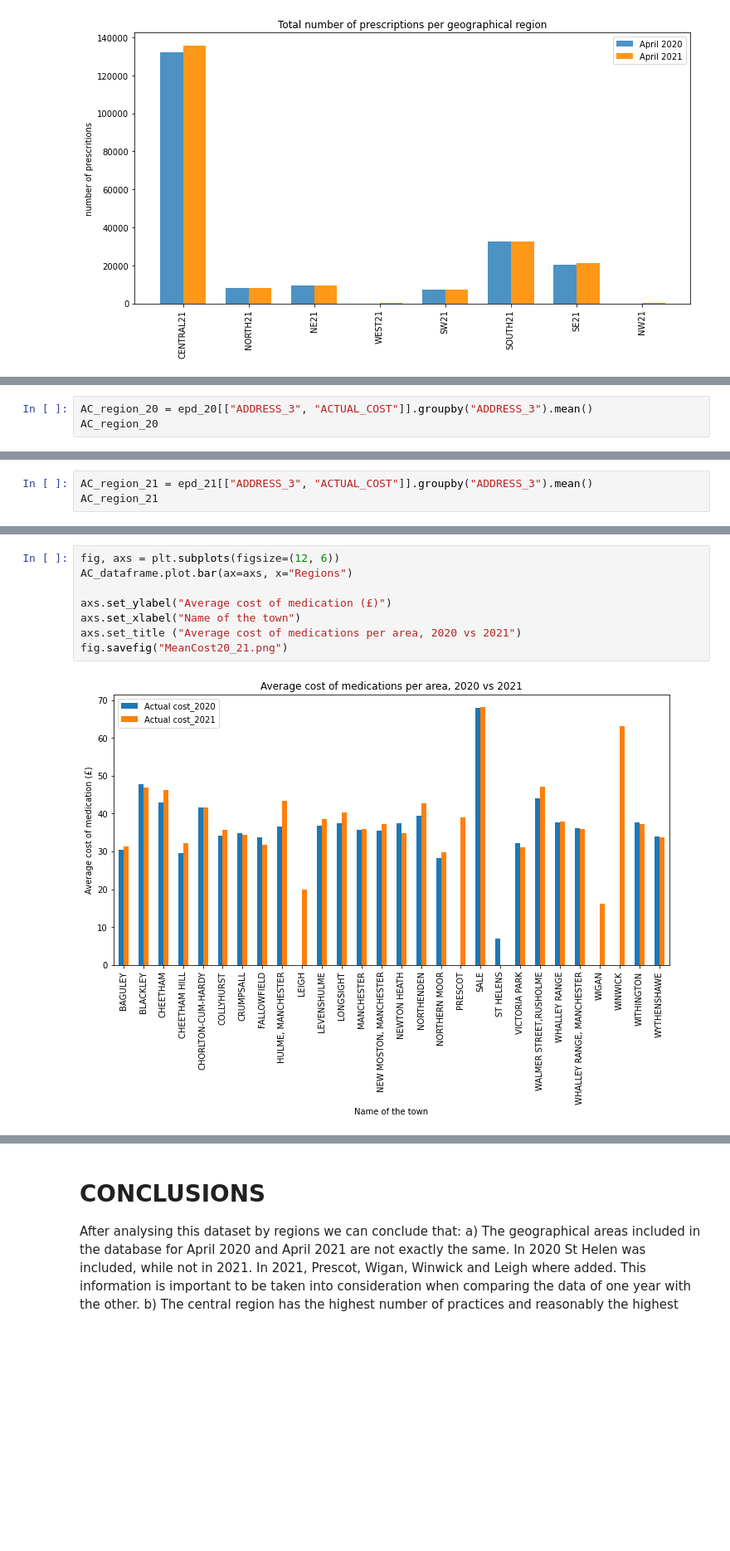
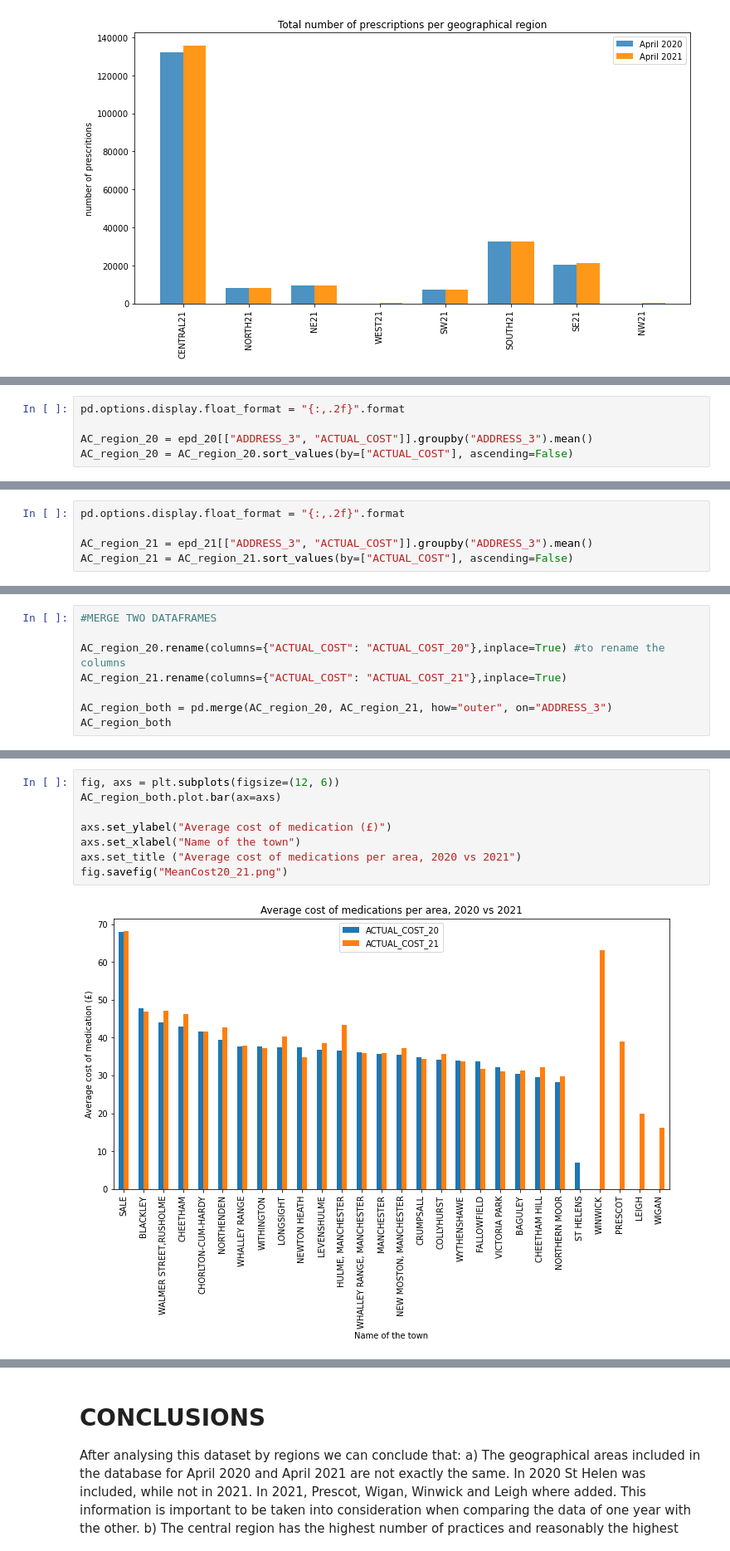
Before and after one commit to kamalmasarweh/project, a Jupyter notebook: Group work.ipynb, the cells around one changed output, grey strips where cells are left out. Shown at 83% size. Cells and saved outputs as stored; diff of their text form; blank space fills up the shorter version.

```diff
--- a/Group work.ipynb
+++ b/Group work.ipynb
@@ -1025,3 +1022,5 @@ fig.savefig("TotalCost.png")           # Save the Figure/Axes using the existing
 # %%
+pd.options.display.float_format = "{:,.2f}".format
+
 AC_region_20 = epd_20[["ADDRESS_3", "ACTUAL_COST"]].groupby("ADDRESS_3").mean()
-AC_region_20
+AC_region_20 = AC_region_20.sort_values(by=["ACTUAL_COST"], ascending=False)
@@ -1068,3 +1048,5 @@ fig.savefig("TotalCost21.png")
 # %%
+pd.options.display.float_format = "{:,.2f}".format
+
 AC_region_21 = epd_21[["ADDRESS_3", "ACTUAL_COST"]].groupby("ADDRESS_3").mean()
-AC_region_21
+AC_region_21 = AC_region_21.sort_values(by=["ACTUAL_COST"], ascending=False)
@@ -1137,0 +1064,8 @@ AC_dataframe
+# %%
+#MERGE TWO DATAFRAMES
+
+AC_region_20.rename(columns={"ACTUAL_COST": "ACTUAL_COST_20"},inplace=True) #to rename the columns
+AC_region_21.rename(columns={"ACTUAL_COST": "ACTUAL_COST_21"},inplace=True)
+
+AC_region_both = pd.merge(AC_region_20, AC_region_21, how="outer", on="ADDRESS_3")
+AC_region_both
@@ -1138,11 +1091,11 @@ AC_dataframe
 # %%
 fig, axs = plt.subplots(figsize=(12, 6))
-AC_dataframe.plot.bar(ax=axs, x="Regions")
+AC_region_both.plot.bar(ax=axs)
 
 axs.set_ylabel("Average cost of medication (£)")
 axs.set_xlabel("Name of the town")
 axs.set_title ("Average cost of medications per area, 2020 vs 2021")
 fig.savefig("MeanCost20_21.png")
 # %% [output]
-[figure, old version]
+[figure, new version]
 # %%
```
Also changed, not shown: parts of 18 cells of this notebook.
